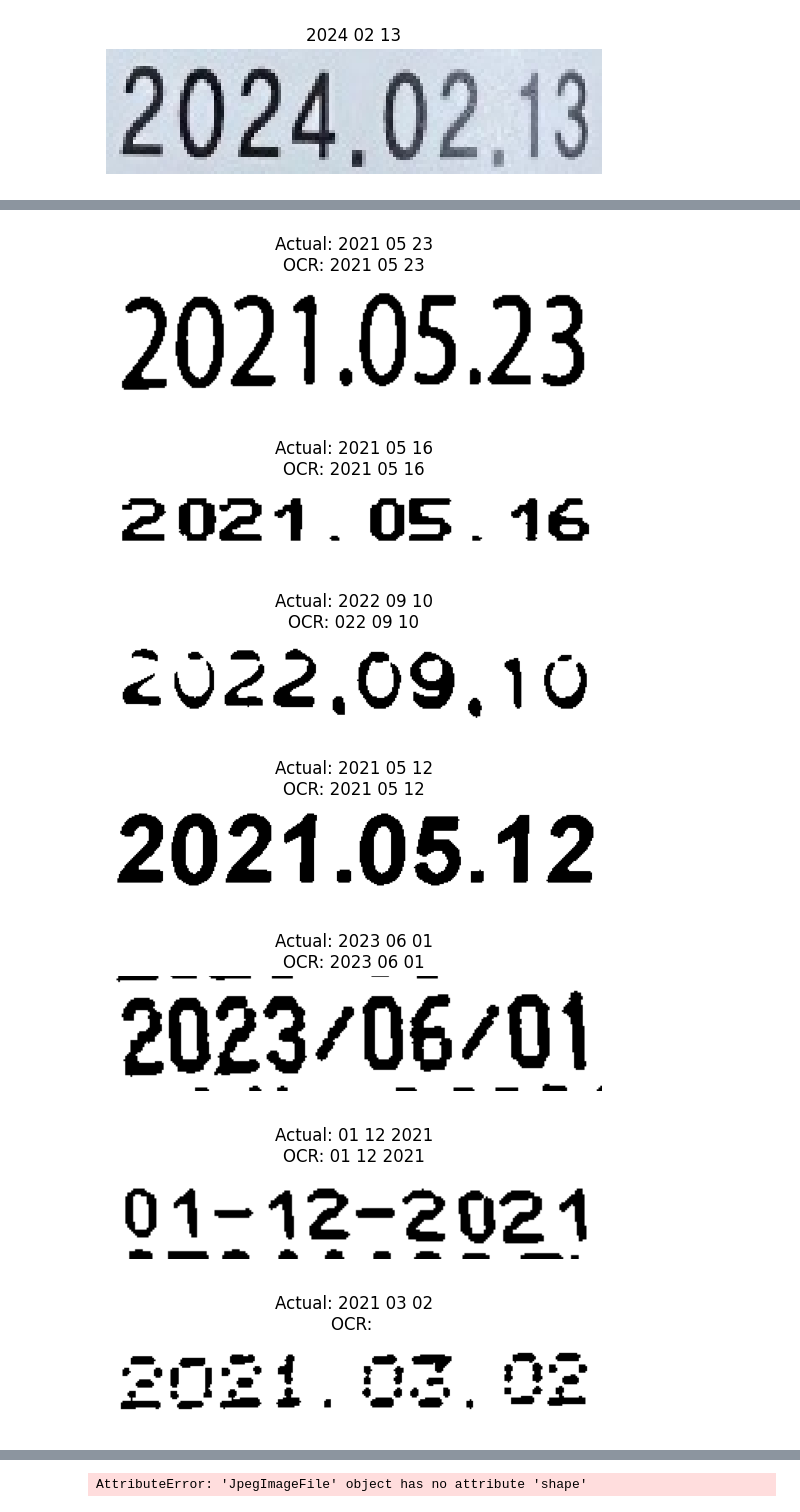
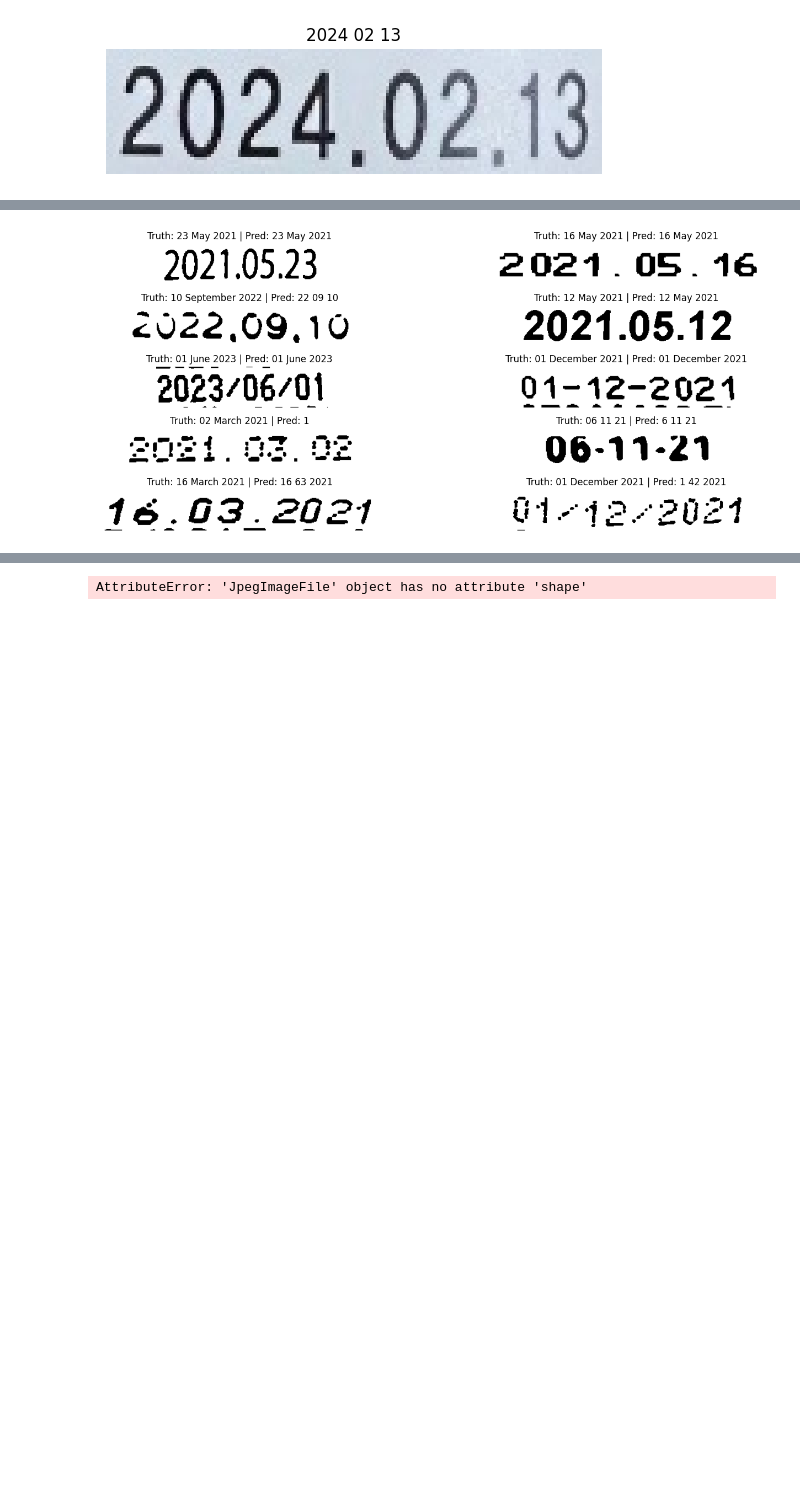
Before and after one commit to obertcoy/expiry-date-recognition, a Jupyter notebook: tesseract/main.ipynb, the cells around one changed output, grey strips where cells are left out. Drawn from its saved outputs; the diff is of its cells as text; code cells hidden in the pictures; blank space fills up the shorter version.

```diff
--- a/tesseract/main.ipynb
+++ b/tesseract/main.ipynb
@@ -57,5 +57,30 @@ def preprocess_image(image):
     gray = cv.cvtColor(denoised, cv.COLOR_BGR2GRAY)
 
     _, binary = cv.threshold(gray, 127, 255, cv.THRESH_BINARY + cv.THRESH_OTSU)
+    kernel = cv.getStructuringElement(cv.MORPH_RECT, (2, 2))
 
-    return binary
+    closed = cv.morphologyEx(binary, cv.MORPH_CLOSE, kernel, iterations=1)
+
+    return closed
+
+from datetime import datetime
+
+def format_to_datestring(date_str):
+    date_formats = [
+        "%Y %m %d",
+        "%d %m %Y",
+        "%m/%d/%Y",
+        "%d/%m/%Y",
+        "%Y-%m-%d",
+        "%d-%m-%Y",
+    ]
+
+    for date_format in date_formats:
+        try:
+            date_obj = datetime.strptime(date_str, date_format)
+            formatted_date = date_obj.strftime("%d %B %Y")
+            return formatted_date
+        except ValueError:
+            continue
+
+    return date_str
@@ -101,14 +159,15 @@ Accuracy: 50.39%
 # %%
-for i in range(20):
-    plt.imshow(preprocess_image(X[i]), cmap='gray')
-    plt.title(f"Actual: {Y[i]}\nOCR: {ocr_results[i]}")
+n_sample = 10
+
+plt.figure(figsize=(16, 14))
+for idx in range(n_sample):
+
+    plt.subplot(n_sample, 2, idx + 1)
+    plt.imshow(preprocess_image(X[idx]), cmap='gray')
+    plt.title(f"Truth: {format_to_datestring(Y[idx])} | Pred: {format_to_datestring(ocr_results[idx])}")
     plt.axis('off')
-    plt.show()
+
+plt.subplots_adjust(hspace=0.5, wspace=0.3)
+plt.show()
 # %% [output]
-[figure, old version]
+[figure, new version]
-[figure, removed]
-[figure, removed]
-[figure, removed]
-[figure, removed]
-[figure, removed]
-[figure, removed]
```
Also changed, not shown: parts of 3 cells of this notebook, 9 other files.
